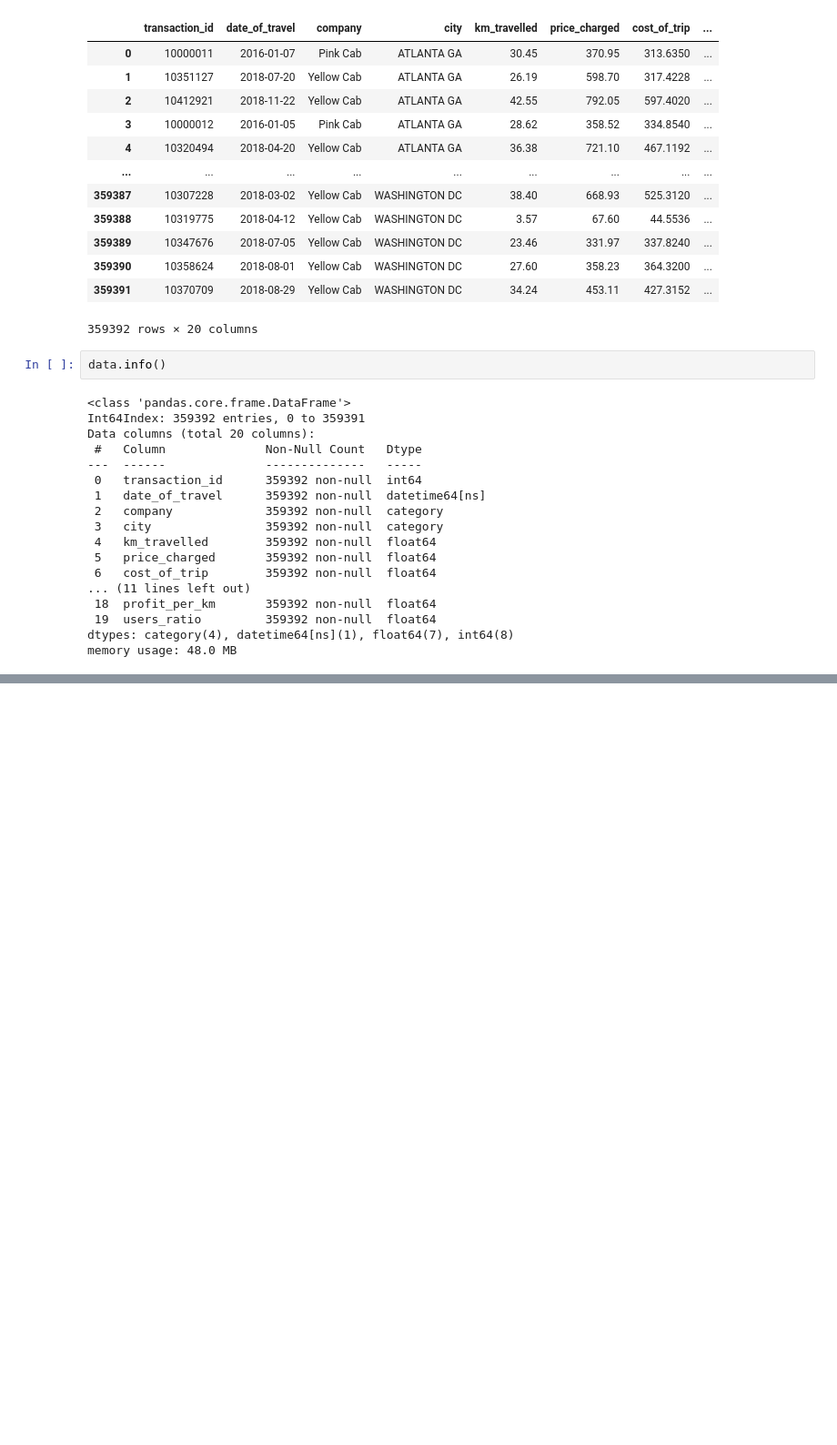
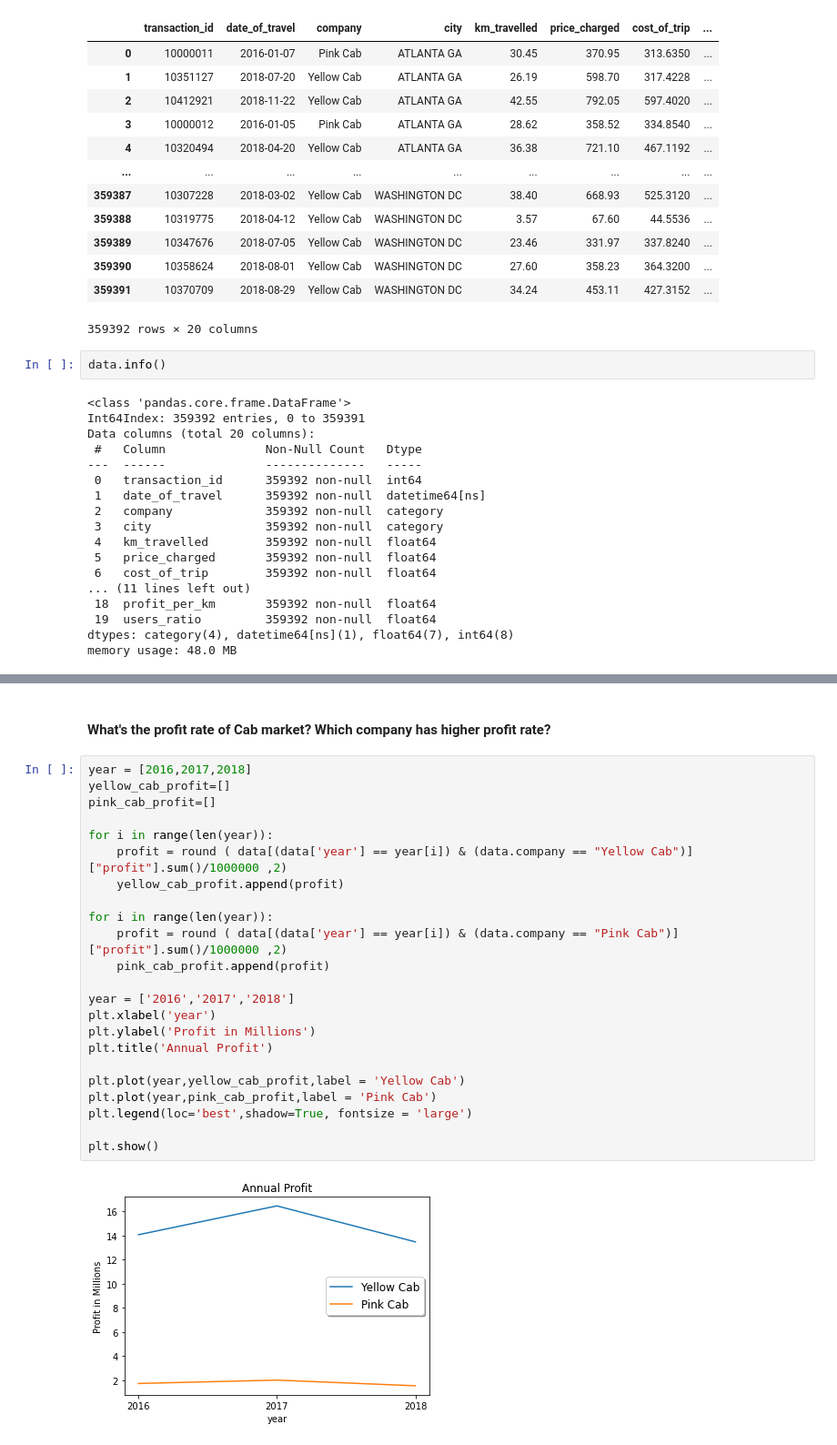
Before and after one commit to ChitraChaudhari/Cab-Investment-Firm-Insights, a Jupyter notebook: Cab_Investment_Firm_EDA.ipynb, the cells around one changed output, grey strips where cells are left out. Shown at 91% size. Cells and saved outputs as stored; diff of their text form; blank space fills up the shorter version.

```diff
--- a/Cab_Investment_Firm_EDA.ipynb
+++ b/Cab_Investment_Firm_EDA.ipynb
@@ -317,0 +451,27 @@ memory usage: 48.0 MB
+# %% [markdown]
+#### What's the profit rate of Cab market? Which company has higher profit rate?
+# %%
+year = [2016,2017,2018]
+yellow_cab_profit=[]
+pink_cab_profit=[]
+
+for i in range(len(year)):
+    profit = round ( data[(data['year'] == year[i]) & (data.company == "Yellow Cab")]["profit"].sum()/1000000 ,2)
+    yellow_cab_profit.append(profit)
+
+for i in range(len(year)):
+    profit = round ( data[(data['year'] == year[i]) & (data.company == "Pink Cab")]["profit"].sum()/1000000 ,2)
+    pink_cab_profit.append(profit)
+
+year = ['2016','2017','2018']
+plt.xlabel('year')
+plt.ylabel('Profit in Millions')
+plt.title('Annual Profit')
+
+plt.plot(year,yellow_cab_profit,label = 'Yellow Cab')
+plt.plot(year,pink_cab_profit,label = 'Pink Cab')
+plt.legend(loc='best',shadow=True, fontsize = 'large')
+
+plt.show()
+# %% [output]
+[figure, added]
```
Also changed, not shown: parts of 53 cells of this notebook.
